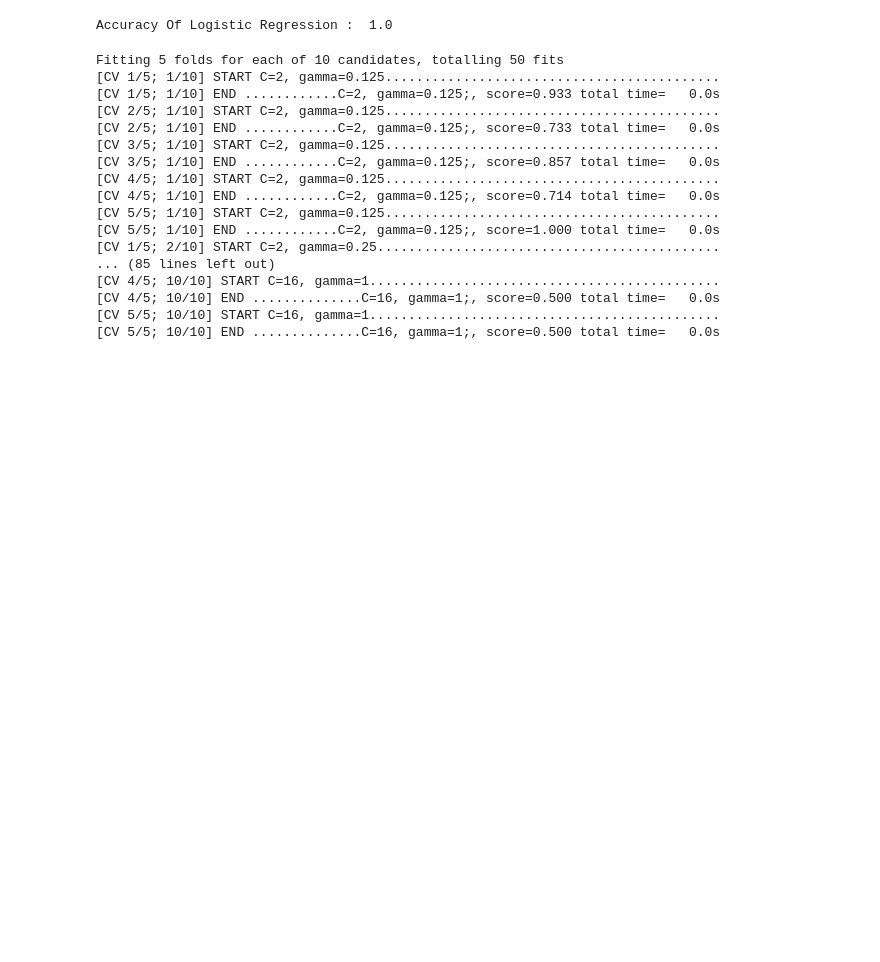
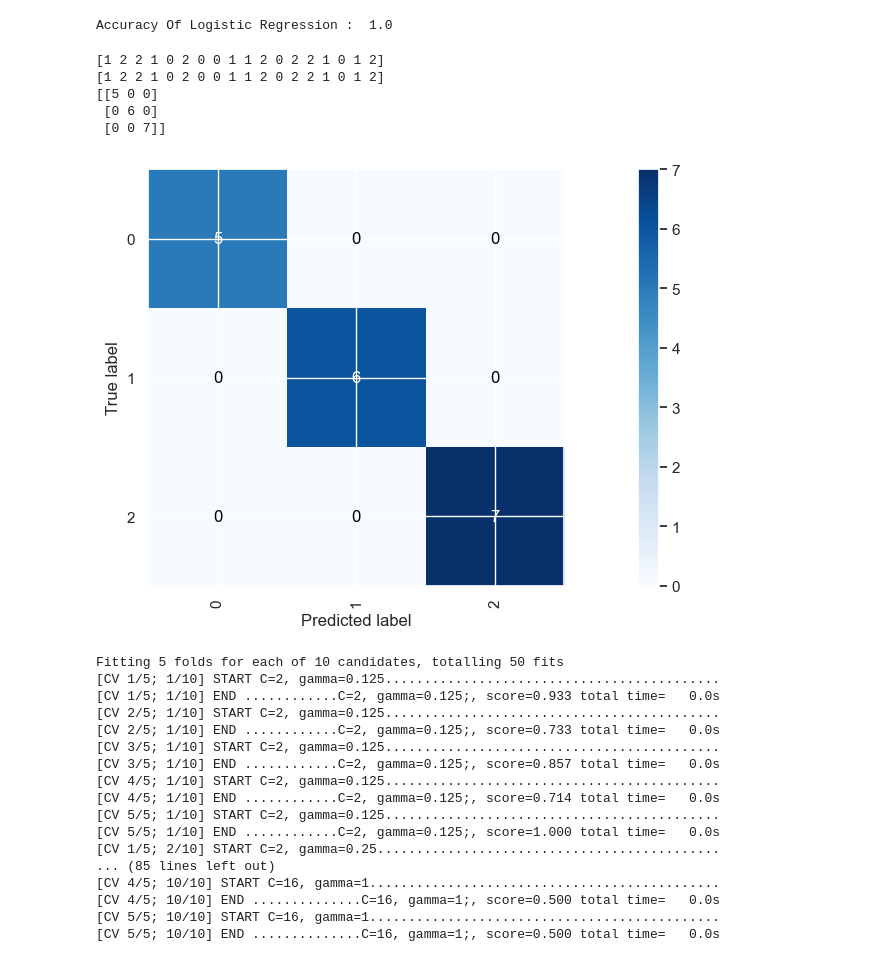
Before and after one commit to BoerTonnie/AIS_Group_20, a Jupyter notebook: motionRecognition.ipynb, the cells around one changed output. Saved outputs shown, nothing was run; the diff lists cells and outputs as text; code cells hidden in the pictures; blank space fills up the shorter version.

```diff
--- a/motionRecognition.ipynb
+++ b/motionRecognition.ipynb
@@ -391,7 +391,6 @@ def plot_confusion_matrix(cm,lables):
     ylabel='True label',
     xlabel='Predicted label')
     plt.xticks(rotation = 90)
-    plt.grid(b=False)
     thresh = cm.max() / 2.
     for i in range(cm.shape[0]):
         for j in range(cm.shape[1]):
@@ -422,6 +421,19 @@ lr_accuracy = accuracy_score(y_test, y_pred)
 print("Accuracy Of Logistic Regression : ", lr_accuracy)
 # %% [output]
 Accuracy Of Logistic Regression :  1.0
+# %%
+print(y_test)
+print(y_pred)
+cm = confusion_matrix(y_test, y_pred)
+print(cm)
+plot_confusion_matrix(cm,np.unique(y_pred))
+# %% [output]
+[1 2 2 1 0 2 0 0 1 1 2 0 2 2 1 0 1 2]
+[1 2 2 1 0 2 0 0 1 1 2 0 2 2 1 0 1 2]
+[[5 0 0]
+ [0 6 0]
+ [0 0 7]]
+[figure, added]
 # %%
 # svc
 params = {
```
Also changed, not shown: parts of 12 cells of this notebook, 1 other file.
